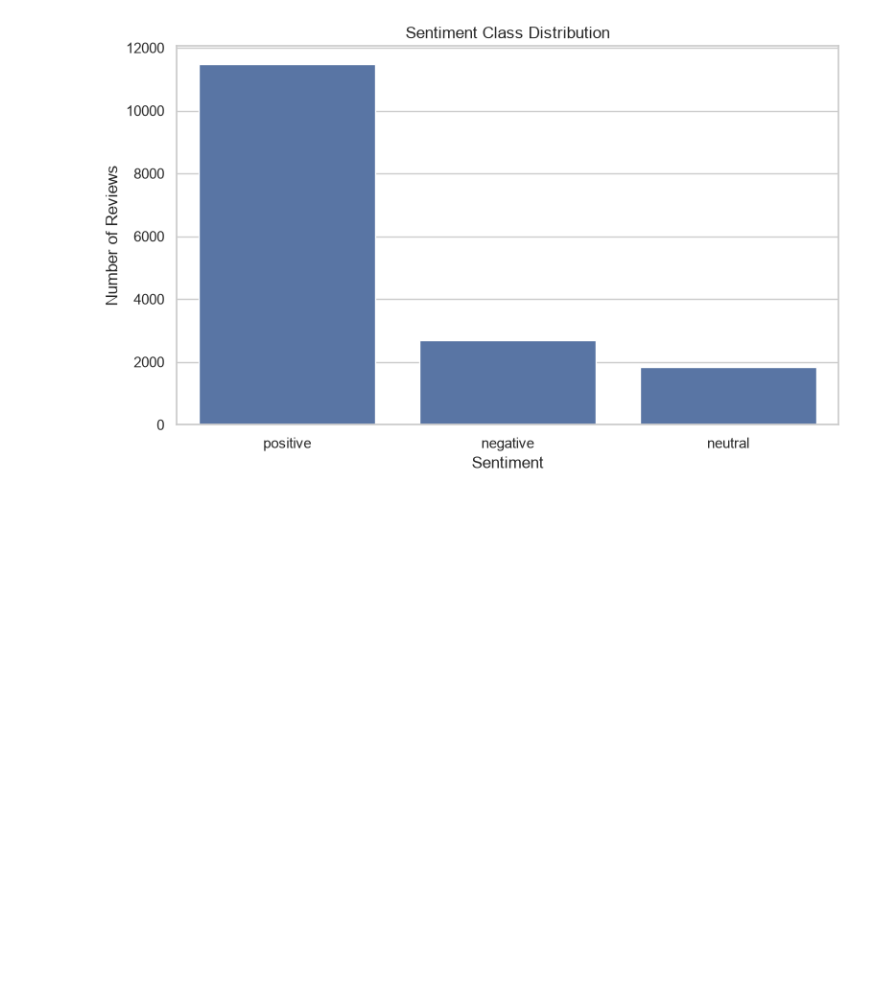
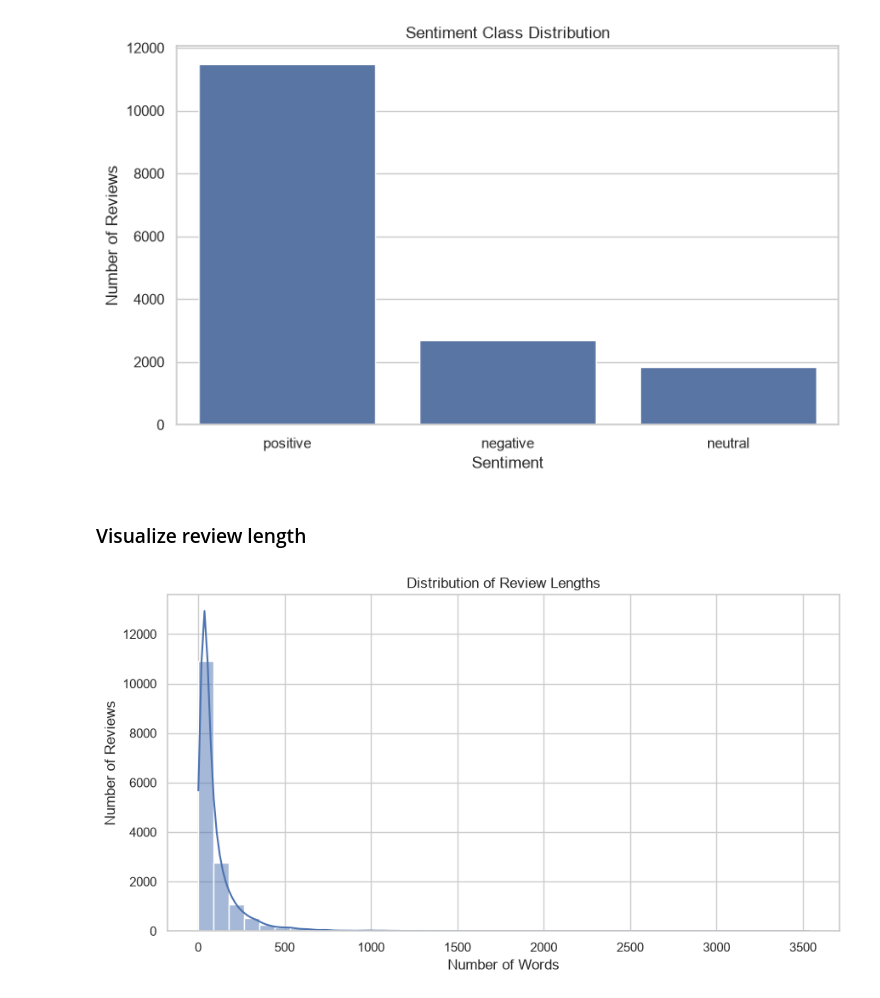
Before and after one commit to HimashMadushanka/Mobile-Review-Sentiment-Analysis, a Jupyter notebook: notebooks/03_Exploratory_Data_Analysis.ipynb, the cells around one changed output. Drawn from its saved outputs; the diff is of its cells as text; code cells hidden in the pictures; blank space fills up the shorter version.

```diff
--- a/notebooks/03_Exploratory_Data_Analysis.ipynb
+++ b/notebooks/03_Exploratory_Data_Analysis.ipynb
@@ -115,3 +129,22 @@ plt.tight_layout()
 plt.show()
 # %% [output]
 [figure]
+# %% [markdown]
+### Visualize review length
+# %%
+plt.figure(figsize=(9, 5))
+
+sns.histplot(
+    data=df,
+    x="word_count",
+    bins=40,
+    kde=True
+)
+
+plt.title("Distribution of Review Lengths")
+plt.xlabel("Number of Words")
+plt.ylabel("Number of Reviews")
+plt.tight_layout()
+plt.show()
+# %% [output]
+[figure, added]
```
Also changed, not shown: parts of 10 cells of this notebook.
